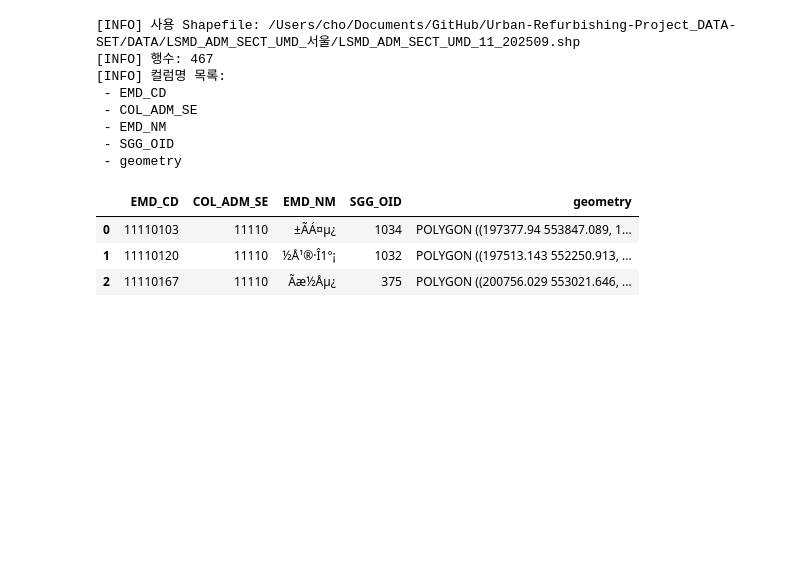
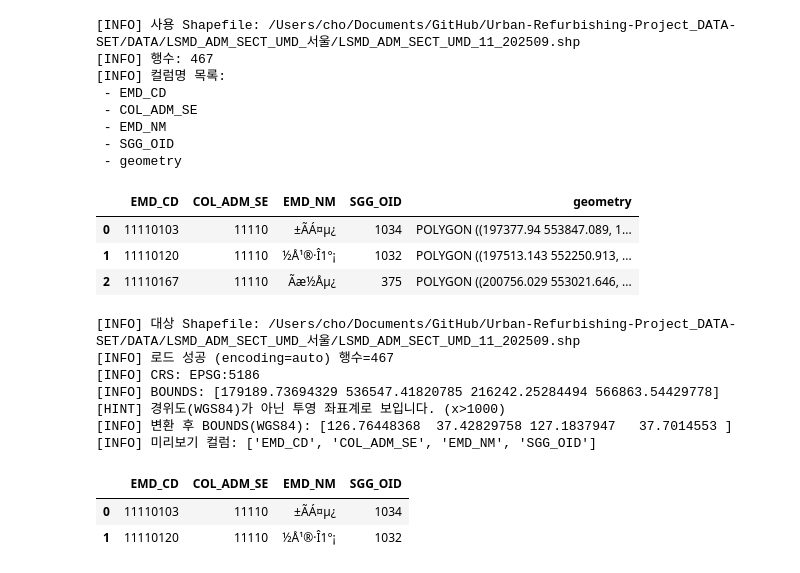
Before and after one commit to Cho-Woojin/Urban-Refurbishing-Project_DATA-SET, a Jupyter notebook: notebooks/geocoded_points_visualization.ipynb, the cells around one changed output. Cells and saved outputs as stored; diff of their text form; code cells hidden in the pictures; blank space fills up the shorter version.

```diff
--- a/notebooks/geocoded_points_visualization.ipynb
+++ b/notebooks/geocoded_points_visualization.ipynb
@@ -91,3 +91,73 @@ else:
 | 0 | 11110103 | 11110 | ±ÃÁ¤µ¿ | 1034 | POLYGON ((197377.94 553847.089, 1... |
 | 1 | 11110120 | 11110 | ½Å¹®·Î1°¡ | 1032 | POLYGON ((197513.143 552250.913, ... |
 | 2 | 11110167 | 11110 | Ãæ½Åµ¿ | 375 | POLYGON ((200756.029 553021.646, ... |
+# %%
+# CRS(좌표계) 및 한글 인코딩 확인 / 재시도 유틸
+import os
+try:
+    import geopandas as gpd
+except ImportError:
+    gpd = None
+
+shp_path = '/Users/cho/Documents/GitHub/Urban-Refurbishing-Project_DATA-SET/DATA/LSMD_ADM_SECT_UMD_서울/LSMD_ADM_SECT_UMD_11_202509.shp'
+print('[INFO] 대상 Shapefile:', shp_path)
+
+if gpd is None:
+    print('[ERROR] geopandas 미설치 - pip install geopandas 필요')
+else:
+    if not os.path.exists(shp_path):
+        print('[ERROR] 파일 없음')
+    else:
+        # 일반적인 shp 한글 깨짐은 .dbf 인코딩 문제 -> fiona 환경 변수나 encoding 파라미터
+        # geopandas(=fiona) 는 기본적으로 .cpg 참고. 문제시 CP949/EUC-KR 재시도
+        preferred_encodings = [None, 'cp949', 'euc-kr', 'utf-8']
+        gdf_ok = None; used_enc = None; last_err = None
+        for enc in preferred_encodings:
+            try:
+                if enc is None:
+                    gdf_tmp = gpd.read_file(shp_path)
+                else:
+                    gdf_tmp = gpd.read_file(shp_path, encoding=enc)
+                # 간단한 한글 컬럼/값 검사: 한글 존재 여부
+                sample_text = ' '.join(map(str, gdf_tmp.iloc[0].values)) if len(gdf_tmp) else ''
+                if any('\uac00' <= ch <= '\ud7a3' for ch in sample_text):
+                    gdf_ok = gdf_tmp; used_enc = enc or 'auto'; break
+                else:
+                    # 한글이 안 보이지만 일단 로드 성공 → 계속 탐색
+                    gdf_ok = gdf_tmp; used_enc = enc or 'auto'; break
+            except Exception as e:
+                last_err = e
+        if gdf_ok is None:
+            print('[ERROR] 모든 인코딩 재시도 실패:', last_err)
+        else:
+            print(f'[INFO] 로드 성공 (encoding={used_enc}) 행수={len(gdf_ok)}')
+            print('[INFO] CRS:', gdf_ok.crs)
+            print('[INFO] BOUNDS:', gdf_ok.total_bounds)  # (minx, miny, maxx, maxy)
+            # 예상 좌표 범위 힌트
+            minx, miny, maxx, maxy = gdf_ok.total_bounds
+            if maxx > 1000:  # 경위도 아닌 투영좌표 (예: EPSG:5186,5179 등) 가능성
+                print('[HINT] 경위도(WGS84)가 아닌 투영 좌표계로 보입니다. (x>1000)')
+            # WGS84 변환 (가능한 경우)
+            try:
+                if gdf_ok.crs is not None:
+                    gdf_wgs84 = gdf_ok.to_crs(epsg=4326)
+                    print('[INFO] 변환 후 BOUNDS(WGS84):', gdf_wgs84.total_bounds)
+                else:
+                    print('[WARN] 원본 CRS가 None -> 변환 불가, 필요시 수동 set_crs(epsg=XXXX) 후 to_crs')
+            except Exception as e:
+                print('[WARN] WGS84 변환 실패:', e)
+            # 대표 컬럼 샘플 (한글 여부 점검)
+            preview_cols = [c for c in gdf_ok.columns if c.lower() not in ['geometry']][:8]
+            print('[INFO] 미리보기 컬럼:', preview_cols)
+            display(gdf_ok[preview_cols].head(2))
+# %% [output]
+[INFO] 대상 Shapefile: /Users/cho/Documents/GitHub/Urban-Refurbishing-Project_DATA-SET/DATA/LSMD_ADM_SECT_UMD_서울/LSMD_ADM_SECT_UMD_11_202509.shp
+[INFO] 로드 성공 (encoding=auto) 행수=467
+[INFO] CRS: EPSG:5186
+[INFO] BOUNDS: [179189.73694329 536547.41820785 216242.25284494 566863.54429778]
+[HINT] 경위도(WGS84)가 아닌 투영 좌표계로 보입니다. (x>1000)
+[INFO] 변환 후 BOUNDS(WGS84): [126.76448368  37.42829758 127.1837947   37.7014553 ]
+[INFO] 미리보기 컬럼: ['EMD_CD', 'COL_ADM_SE', 'EMD_NM', 'SGG_OID']
+|  | EMD_CD | COL_ADM_SE | EMD_NM | SGG_OID |
+| 0 | 11110103 | 11110 | ±ÃÁ¤µ¿ | 1034 |
+| 1 | 11110120 | 11110 | ½Å¹®·Î1°¡ | 1032 |
```
